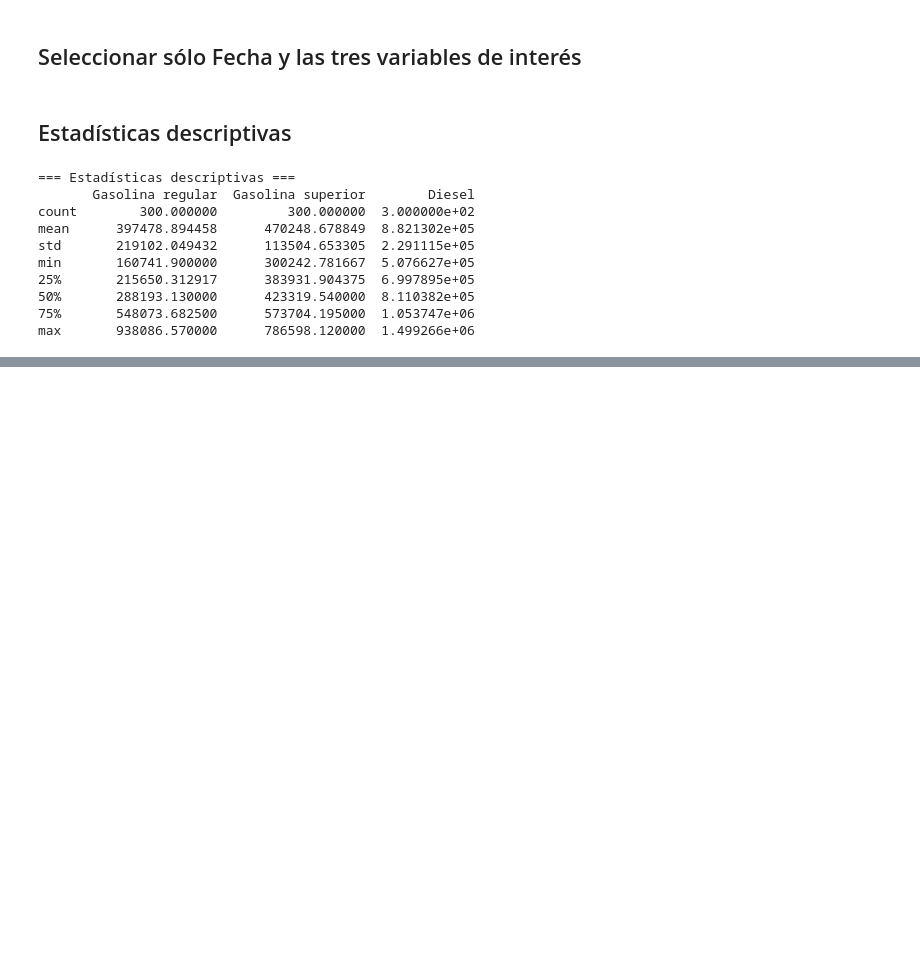
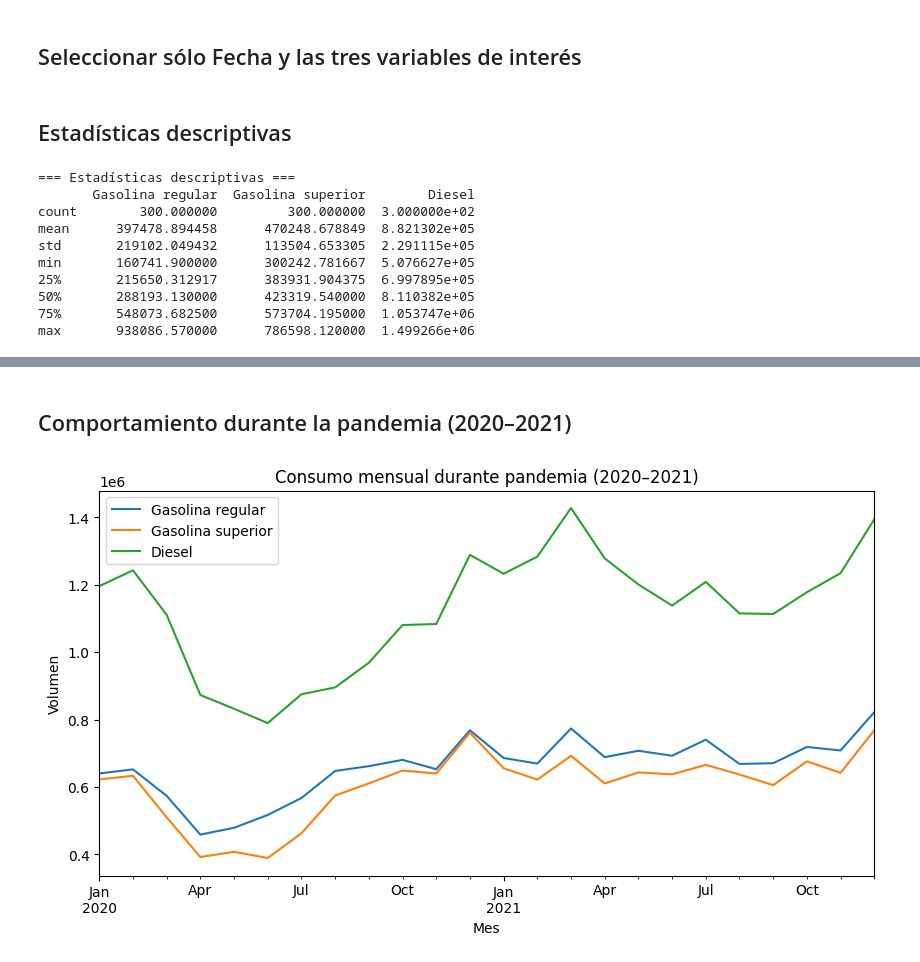
Before and after one commit to xtsebas/time_series, a Jupyter notebook: analisis_exploratorio.ipynb, the cells around one changed output, grey strips where cells are left out. Saved outputs shown, nothing was run; the diff lists cells and outputs as text; code cells hidden in the pictures; blank space fills up the shorter version.

```diff
--- a/analisis_exploratorio.ipynb
+++ b/analisis_exploratorio.ipynb
@@ -83,0 +173,11 @@ max       938086.570000      786598.120000  1.499266e+06
+# %% [markdown]
+## Comportamiento durante la pandemia (2020–2021)
+# %%
+pandemia = df[df['Año'].isin([2020, 2021])]
+mensual_pandemia = pandemia.groupby('Mes')[cols].sum()
+mensual_pandemia.plot(figsize=(10,5))
+plt.title('Consumo mensual durante pandemia (2020–2021)')
+plt.ylabel('Volumen')
+plt.show()
+# %% [output]
+[figure, added]
```
Also changed, not shown: parts of 10 cells of this notebook.
